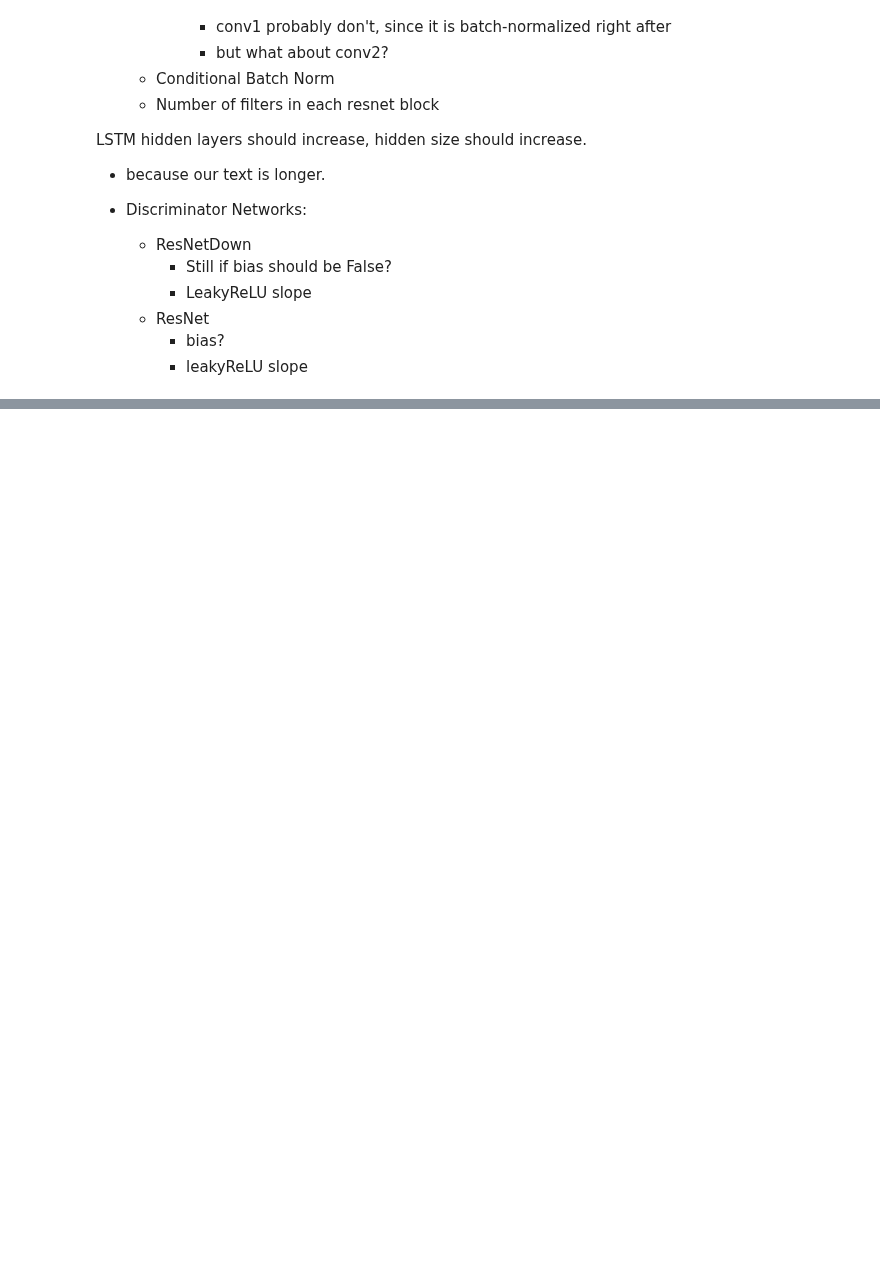
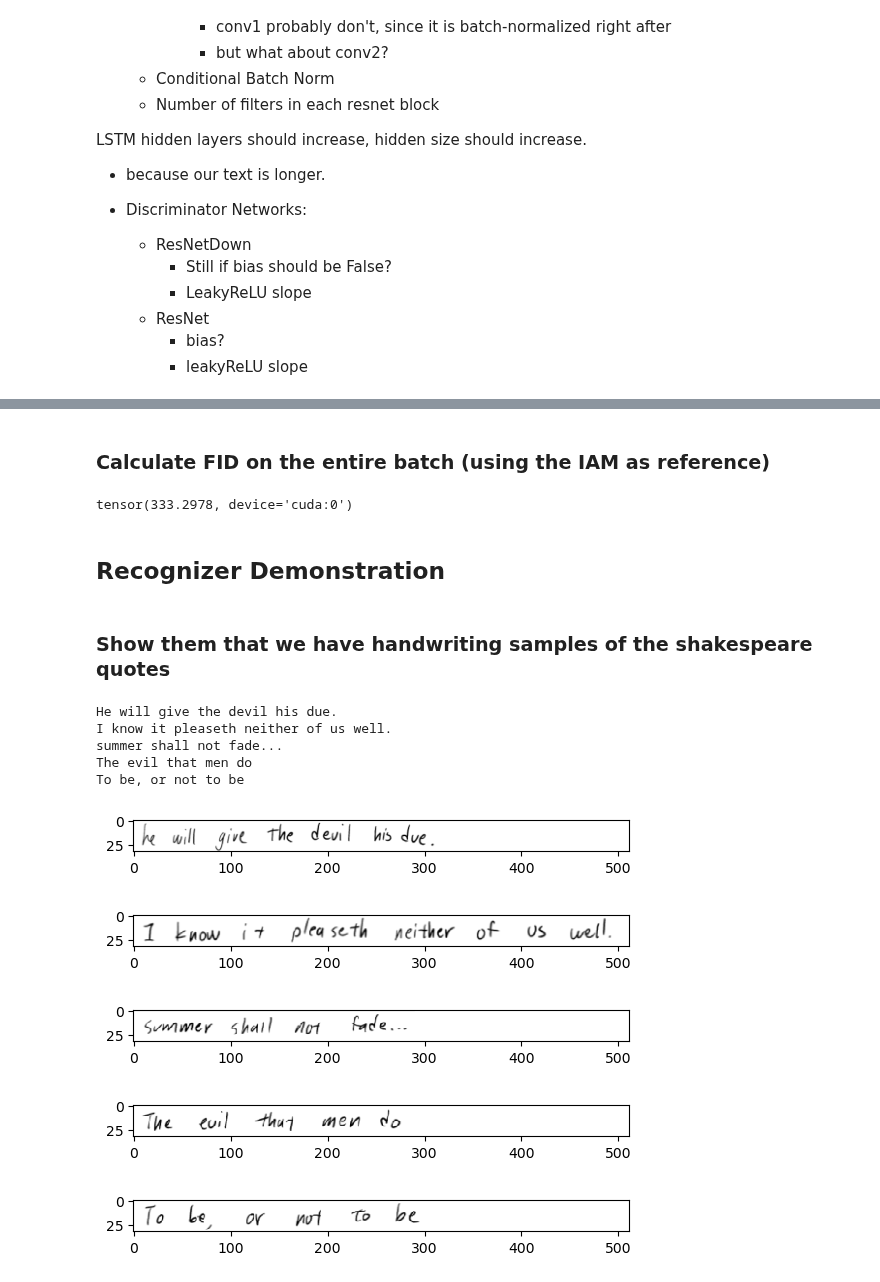
Before and after one commit to nabethg/ScribeSmith, a Jupyter notebook: main_model.ipynb, the cells around one changed output, grey strips where cells are left out. Saved outputs shown, nothing was run; the diff lists cells and outputs as text; code cells hidden in the pictures; blank space fills up the shorter version.

Commit message:
Demonstration code complete and ready for record

```diff
--- a/main_model.ipynb
+++ b/main_model.ipynb
@@ -1562,0 +1605,30 @@ LSTM hidden layers should increase, hidden size should increase.
+# %% [markdown]
+### Calculate FID on the entire batch (using the IAM as reference)
+# %%
+all_fid.update(outputs.repeat(1, 3, 1, 1).to(device), real=False)
+print(all_fid.compute())
+# %% [output]
+tensor(333.2978, device='cuda:0')
+# %% [markdown]
+## Recognizer Demonstration
+# %% [markdown]
+### Show them that we have handwriting samples of the shakespeare quotes
+# %%
+# Variable called quotes_tensor_img
+# Show the first 5
+
+for i in range(5):
+    print(quotes[i])
+    plt.figure()
+    plt.imshow(quotes_tensor_img[i].squeeze(0), cmap="gray")
+# %% [output]
+He will give the devil his due.
+I know it pleaseth neither of us well.
+summer shall not fade...
+The evil that men do
+To be, or not to be
+[figure, added]
+[figure, added]
+[figure, added]
+[figure, added]
+[figure, added]
```
Also changed, not shown: parts of 23 cells of this notebook, 32 other files.
